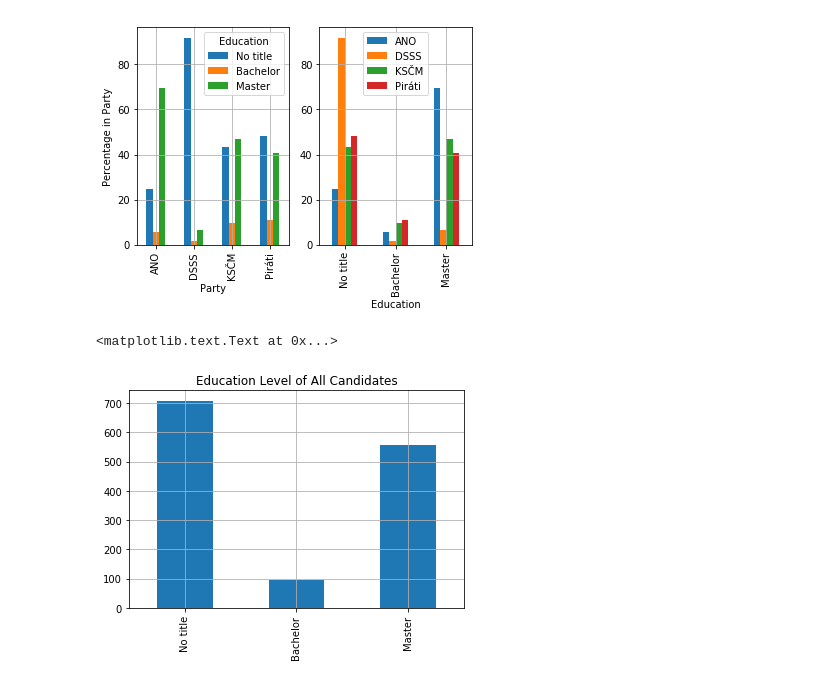
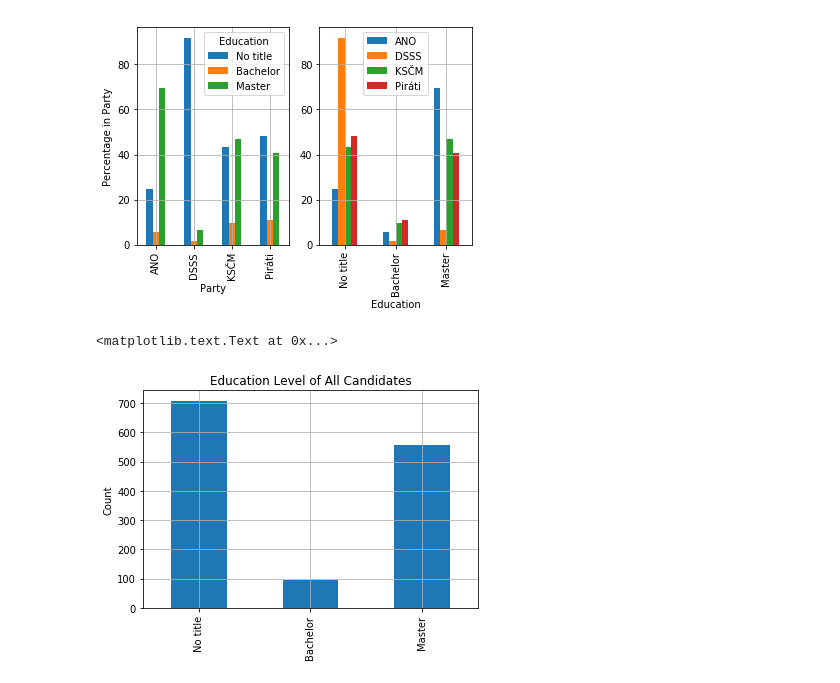
Before and after one commit to podondra/data-preprocessing, a Jupyter notebook: hw1/election-candidates.ipynb, the cells around one changed output. Cells and saved outputs as stored; diff of their text form; code cells hidden in the pictures.

```diff
--- a/hw1/election-candidates.ipynb
+++ b/hw1/election-candidates.ipynb
@@ -183,6 +183,7 @@ ax1.set_ylabel('Percentage in Party') # TODO
 # %%
 axes = df['Education'].value_counts()[['No title', 'Bachelor', 'Master']].plot(kind='bar', grid=True)
 axes.set_title('Education Level of All Candidates')
+axes.set_ylabel('Count')
 # %% [output]
 <matplotlib.text.Text at 0x...>
-[figure, old version]
+[figure, new version]
```
Also changed, not shown: parts of 1 cell of this notebook.
